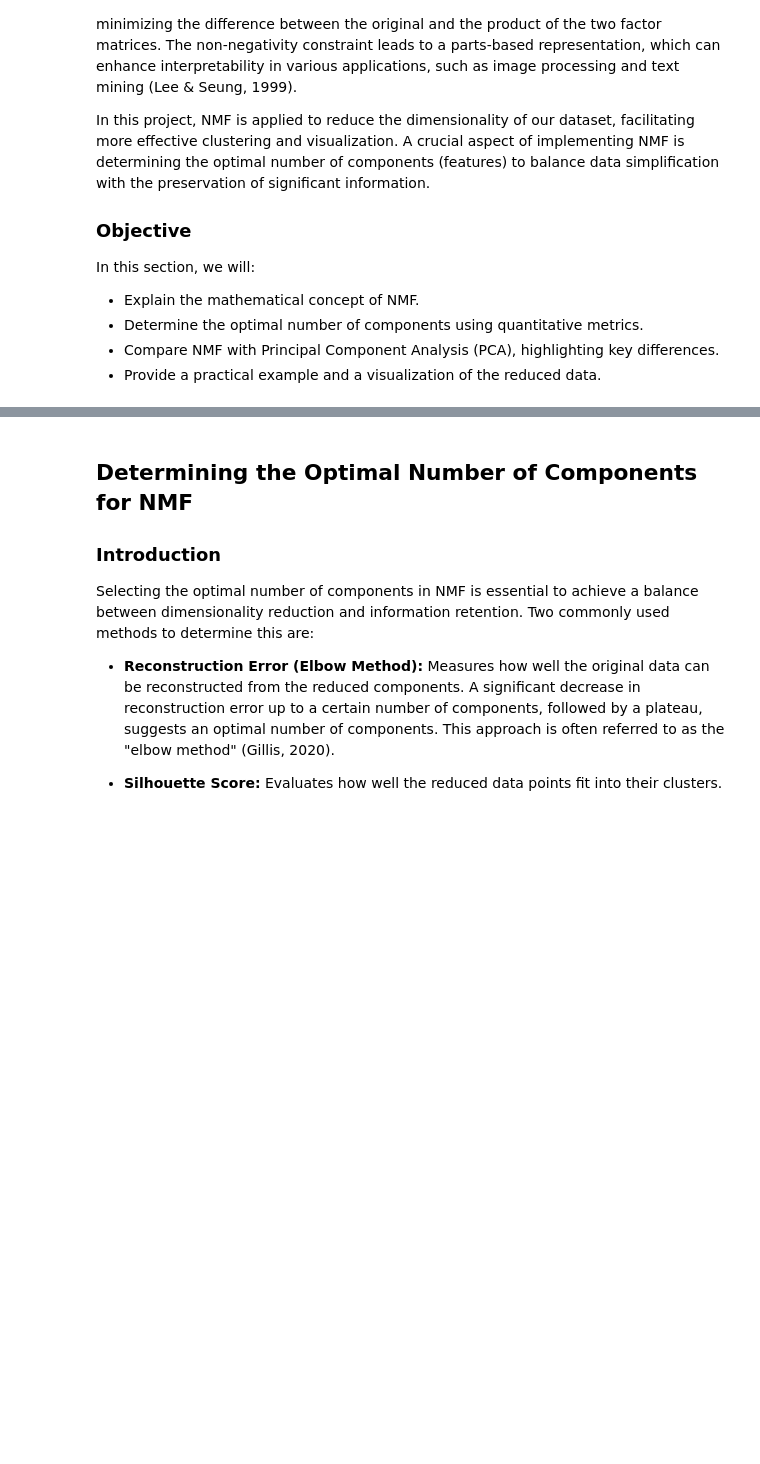
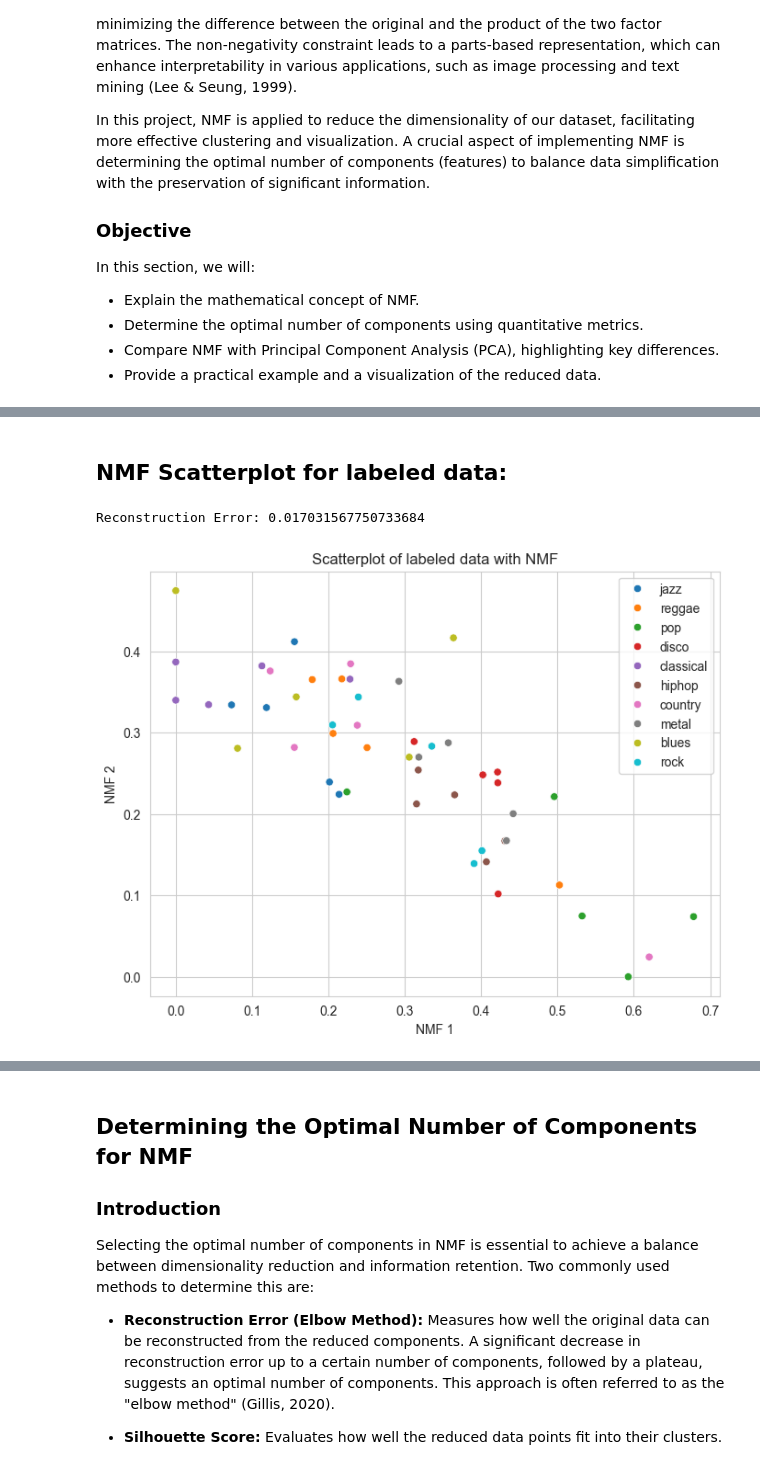
Before and after one commit to Akshay22087249/TurboAdventure, a Jupyter notebook: Main.ipynb, the cells around one changed output, grey strips where cells are left out. Drawn from its saved outputs; the diff is of its cells as text; code cells hidden in the pictures; blank space fills up the shorter version.

```diff
--- a/Main.ipynb
+++ b/Main.ipynb
@@ -1774,3 +1743,51 @@ This example demonstrates how NMF approximates the original matrix using only no
 
 - **NMF** is particularly useful when the data has a non-negative nature and where interpretability of components is essential (Cichocki & Lee, 2009).
 - **PCA**, on the other hand, is more suitable for general-purpose dimensionality reduction where preserving variance is prioritized (Jolliffe, 2002).
+# %% [markdown]
+## NMF Scatterplot for labeled data:
+# %%
+# C (2023)
+# NMF (o. D.)
+# Zhang (2024)
+
+# prepare data
+labels_df = pd.read_csv(labels_path)
+labeled_df = pd.read_csv(labeled_path)
+labeled_df = pd.merge(labeled_df, labels_df, on="filename", how="left")
+feature_columns = [col for col in labeled_df.columns if col not in ["filename", "genre", "Unnamed: 0"]]
+scaler = StandardScaler()
+labeled_df[feature_columns] = scaler.fit_transform(labeled_df[feature_columns])
+
+# 2 features for scatter plot
+n = 2
+
+# normalize, because NMF requires non-negative data
+from sklearn.preprocessing import MinMaxScaler
+MinMaxScaler = MinMaxScaler()
+labeled_df[feature_columns] = MinMaxScaler.fit_transform(labeled_df[feature_columns])
+
+# NMF
+nmf = NMF(n_components=n)
+features  = nmf.fit_transform(labeled_df[feature_columns])
+
+# reconstruction error
+reconstruction = nmf.inverse_transform(features)
+reconstruction_error = ((labeled_df[feature_columns] - reconstruction) ** 2).mean().mean()
+
+print(f"Reconstruction Error: {reconstruction_error}")
+
+# new reduced df
+labeled_nmf_df = pd.DataFrame(data=features, columns=[f'NMF{i+1}' for i in range(n)])
+labeled_nmf_df['genre'] = labeled_df['genre']
+
+# scatter plot
+plt.figure(figsize=(8, 6))
+sns.scatterplot(x='NMF1', y='NMF2', hue='genre', data=labeled_nmf_df)
+plt.title('Scatterplot of labeled data with NMF')
+plt.xlabel('NMF 1')
+plt.ylabel('NMF 2')
+plt.legend(loc='best')
+plt.show()
+# %% [output]
+Reconstruction Error: 0.017031567750733684
+[figure, added]
```
Also changed, not shown: parts of 46 cells of this notebook.
